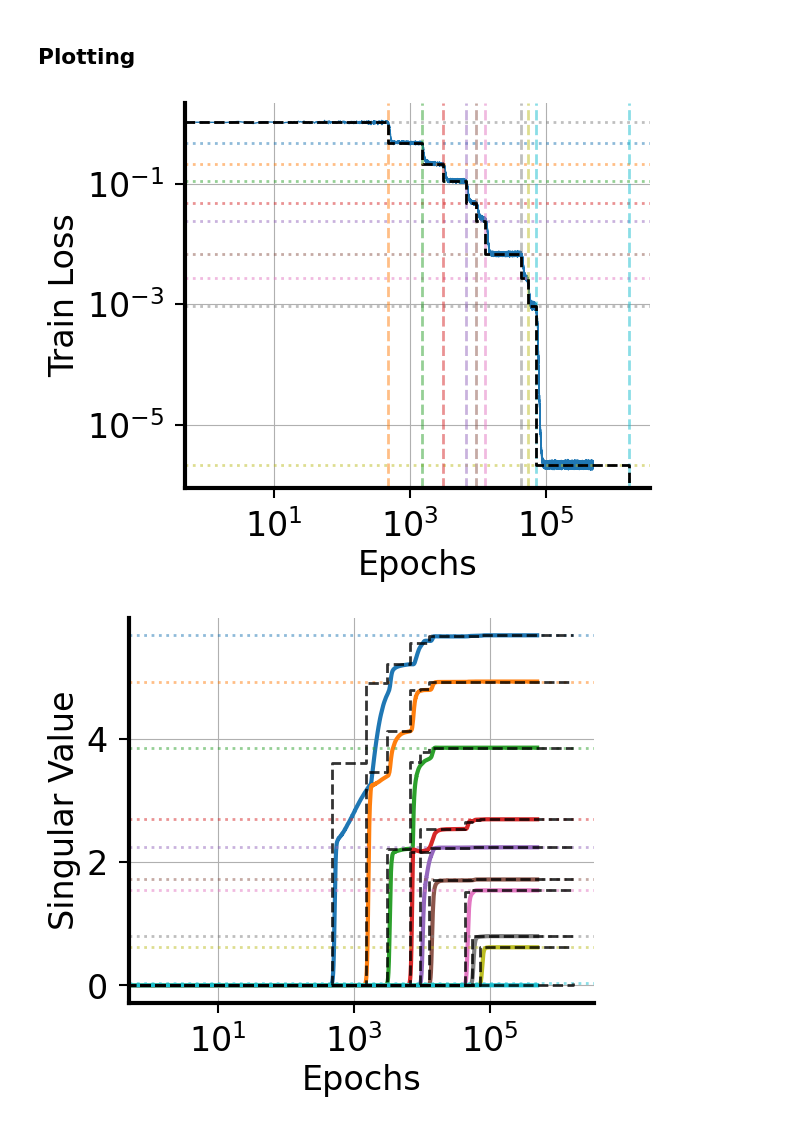
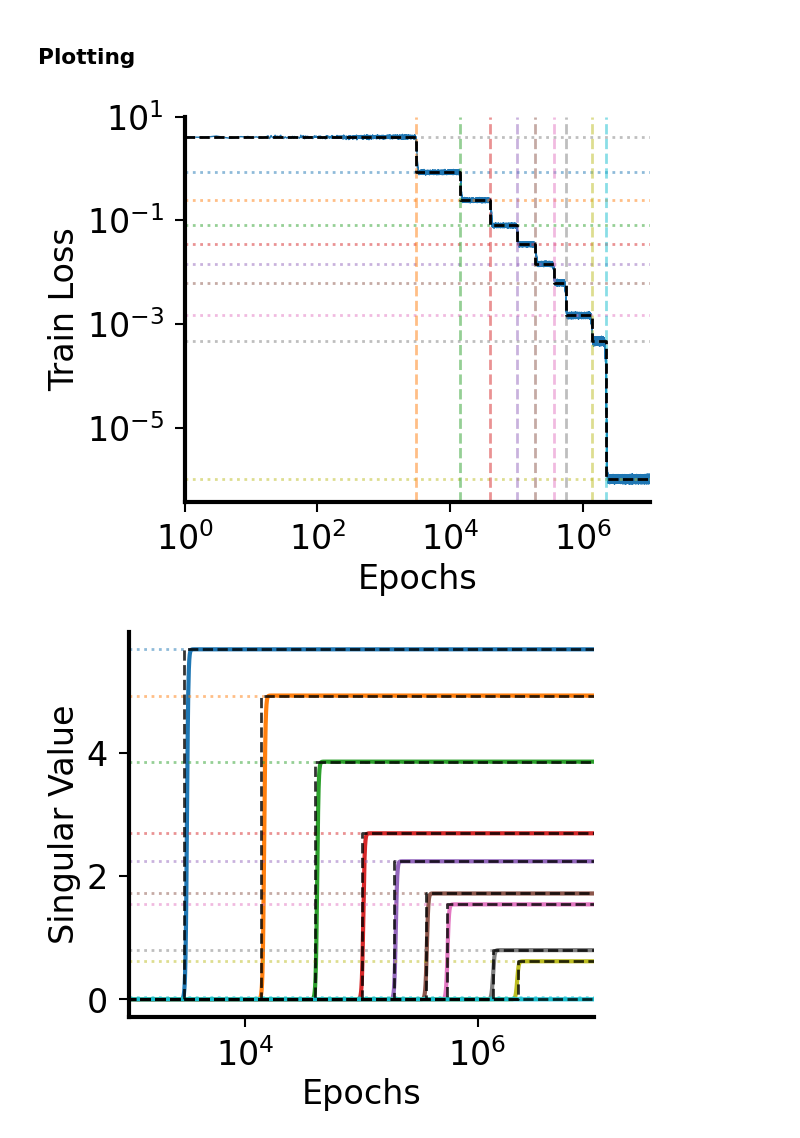
Before and after one commit to danielkunin/alternating-gradient-flows, a Jupyter notebook: fully-connected-linear-network.ipynb, the cells around one changed output. Saved outputs shown, nothing was run; the diff lists cells and outputs as text; code cells hidden in the pictures.

```diff
--- a/fully-connected-linear-network.ipynb
+++ b/fully-connected-linear-network.ipynb
@@ -64,16 +65,16 @@ Sigma_xx = Sigma_xx @ Sigma_xx.T  # Unwhitened
 B = np.random.randn(c, d)
 # B = generate_matrix_with_power_law(c, d, 1, 1.0)
 
-# # Commuting parameterization
-# _, _, V = np.linalg.svd(B)
-# _, s, _ = np.linalg.svd(Sigma_xx)
-# Sigma_xx = V.T @ np.diag(s) @ V
+# Commuting parameterization
+_, _, V = np.linalg.svd(B)
+_, s, _ = np.linalg.svd(Sigma_xx)
+Sigma_xx = V.T @ np.diag(s) @ V
 
 # Compute output-input cross-covariance
 Sigma_yx = B @ Sigma_xx
 
 # Initialization scale (small alpha)
-init_scale = 1e-10
+init_scale = 1e-15
 
 # Initialize network parameters
 A0 = np.random.randn(c, H) * (init_scale / np.sqrt(c))
@@ -93,8 +94,8 @@ W0 = np.random.randn(H, d) * (init_scale / np.sqrt(d))
 A, W = A0.copy(), W0.copy()
 
 # Training parameters
-num_epochs = int(5e5)
-learning_rate = 1e-2
+num_epochs = int(1e7)
+learning_rate = 1e-3
 batch_size = int(1e3)
 
 # Track loss / singular values over time
@@ -197,34 +198,36 @@ ax.set_ylabel("Train Loss", fontsize=24)
 ax.set_xscale('log')
 ax.set_yscale('log')
 
 # Get Theory
 K = min(d, H, c)
 _, losses, taus = limiting_conjecture(Sigma_xx, Sigma_yx, K)
 
 # Loss levels (horizontal lines)
 for i, loss in enumerate(losses):
     color = "grey" if i == 0 else color_map(i - 1)
     ax.axhline(y=loss * 2 / c, color=color, alpha=0.5, linestyle='dotted', linewidth=2)
 
 # Jump times (vertical lines)
 const = -np.log(np.sqrt(2) * init_scale) / (2 * learning_rate)
 for i, tau in enumerate(taus):
     ax.axvline(x=tau * const, color=color_map(i), alpha=0.5, linestyle='dashed', linewidth=2)
 
 # Levels and Jumps (step line)
 maxepoch = max(taus[-1] * const, num_epochs)
 t_steps = [tau * const for tau in taus] + [maxepoch]
 l_steps = [loss * 2 / c for loss in losses] + [losses[-1] * 2 / c]
 ax.step(t_steps, l_steps, where='post', color='k', linestyle='--', lw=2, label='AGF Theory')
 
 # Style the axes
 style_axes(ax)
+ax.grid(False)
+ax.set_xlim(1e0, 1e7)
 
 # ax.legend(fontsize=20)
 plt.savefig("loss.pdf", format="pdf", bbox_inches="tight")
 plt.show()
 # %% [output]
-[figure, old version]
+[figure, new version]
 # %%
 # Plot loss vs. epochs
 fig, ax = plt.subplots(figsize=(6, 5))
@@ -267,9 +270,16 @@ for i, sval in enumerate(singular_values_theory[:,K]):
 
 # Style the axes
 style_axes(ax)
+ax.grid(False)
+ax.set_xlim(1e3, 1e7)
+
+# Create custom legend
+gd_line = mlines.Line2D([], [], color='tab:blue', label='GD')
+conj_line = mlines.Line2D([], [], color='black', linestyle='dashed', label='Conj. 4.1')
+# ax.legend(handles=[gd_line, conj_line], loc='upper left', fontsize=12)
 
 # ax.legend(fontsize=20)
 plt.savefig("singular-values.pdf", format="pdf", bbox_inches="tight")
 plt.show()
 # %% [output]
-[figure, old version]
+[figure, new version]
```
Also changed, not shown: parts of 2 cells of this notebook, 4 other files.
